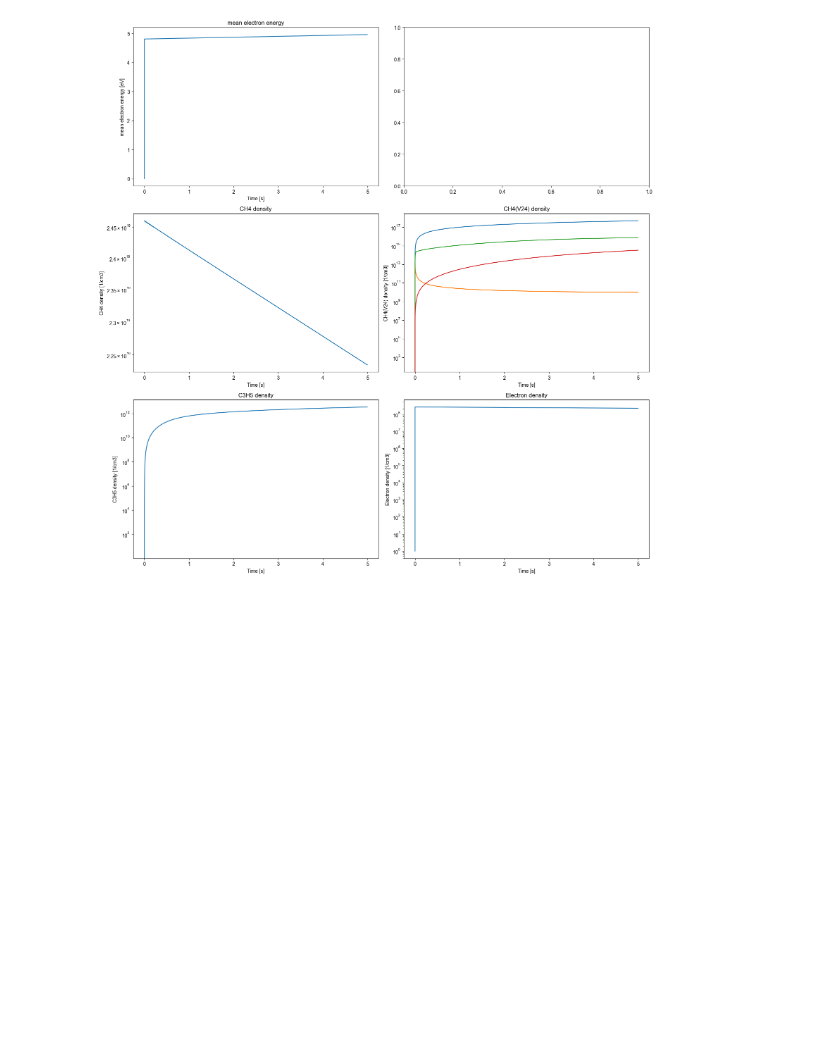
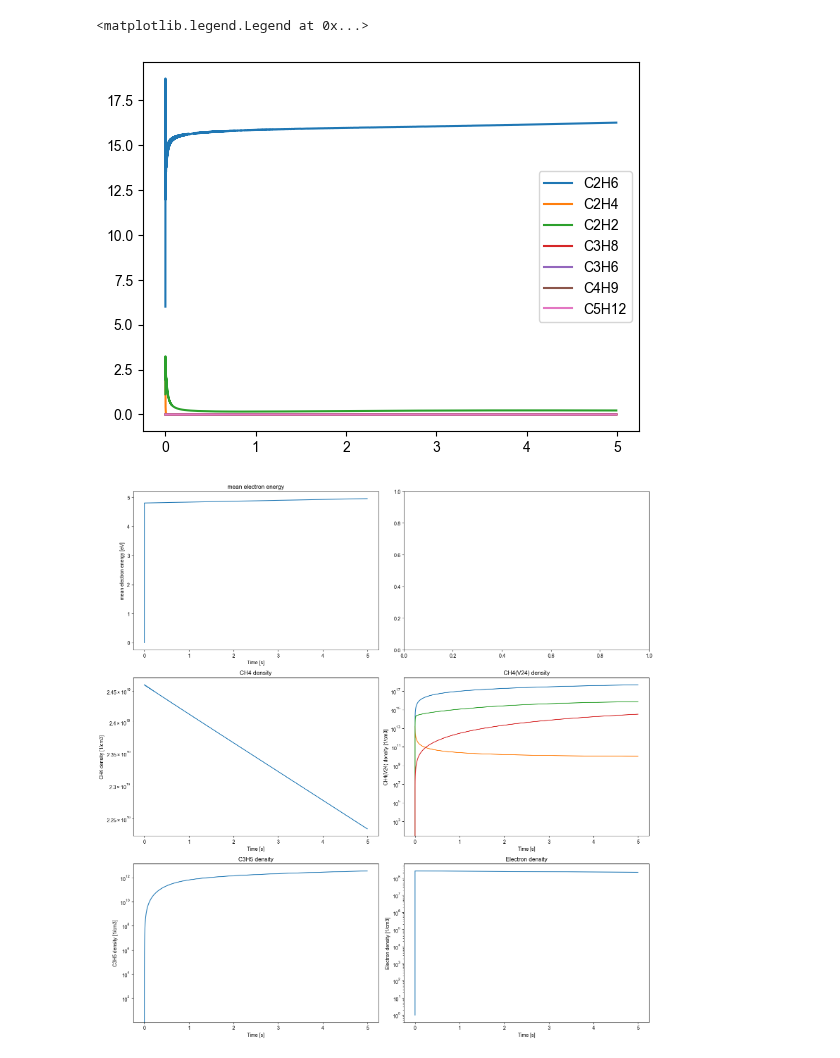
Before and after one commit to 100sjun/repos_python, a Jupyter notebook: Project/DBD_Plasma/ZDPlaskin/CH4_DBD_Plasma/ZDPlaskin/data_plot.ipynb, the cells around one changed output. Cells and saved outputs as stored; diff of their text form; code cells hidden in the pictures; blank space fills up the shorter version.

```diff
--- a/Project/DBD_Plasma/ZDPlaskin/CH4_DBD_Plasma/ZDPlaskin/data_plot.ipynb
+++ b/Project/DBD_Plasma/ZDPlaskin/CH4_DBD_Plasma/ZDPlaskin/data_plot.ipynb
@@ -66,3 +98,15 @@ species
+# %%
+plt.plot(df_sp['Time [s]'], Sel_C2H6, label='C2H6')
+plt.plot(df_sp['Time [s]'], Sel_C2H4, label='C2H4')
+plt.plot(df_sp['Time [s]'], Sel_C2H2, label='C2H2')
+plt.plot(df_sp['Time [s]'], Sel_C3H8, label='C3H8')
+plt.plot(df_sp['Time [s]'], Sel_C3H6, label='C3H6')
+plt.plot(df_sp['Time [s]'], Sel_C4H9, label='C4H9')
+plt.plot(df_sp['Time [s]'], Sel_C5H12, label='C5H12')
+plt.legend()
+# %% [output]
+<matplotlib.legend.Legend at 0x...>
+[figure, added]
 # %%
 fig, axs = plt.subplots(3,2,figsize=(16,16))
 
```
Also changed, not shown: parts of 6 cells of this notebook.
